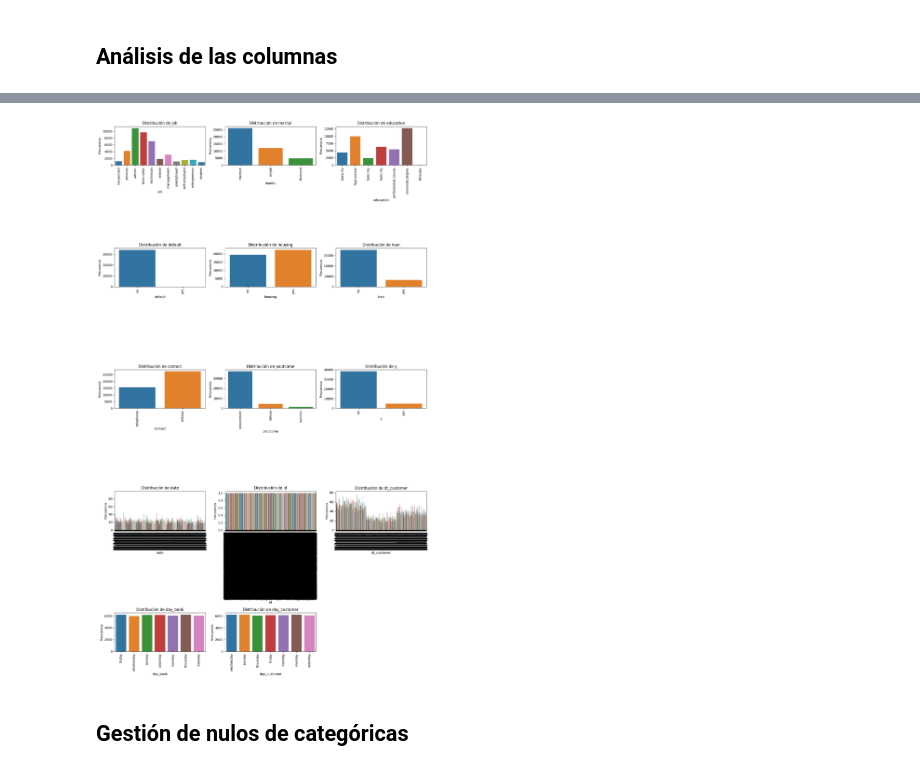
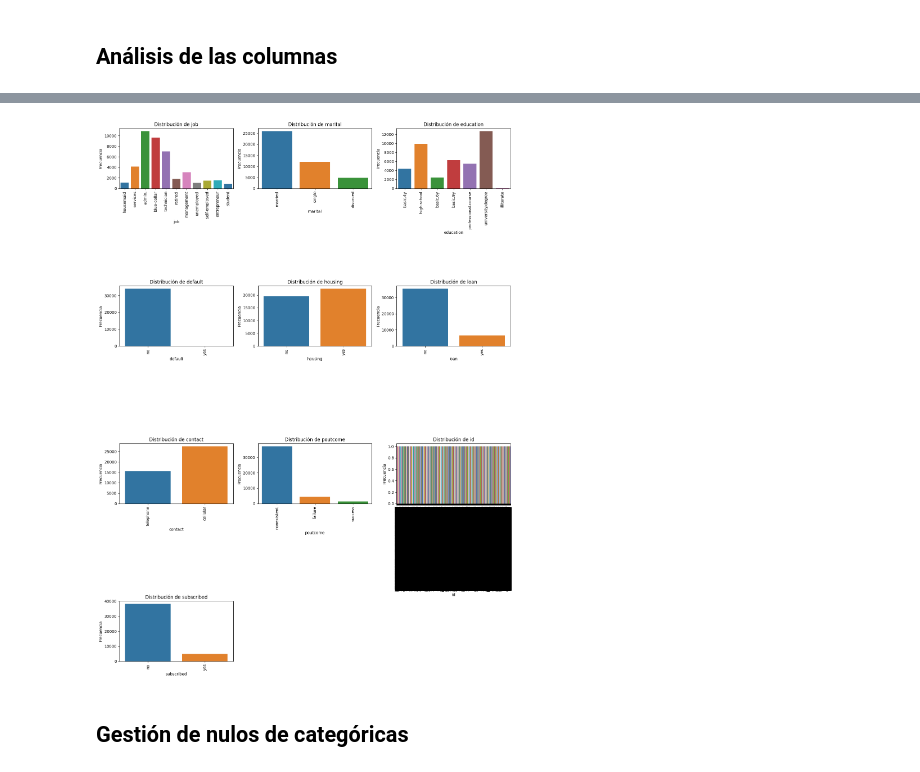
Before and after one commit to SergioSalm/DataProject_ProyectoEDAConPython, a Jupyter notebook: jupyters/columnas_categoricas.ipynb, the cells around one changed output, grey strips where cells are left out. Drawn from its saved outputs; the diff is of its cells as text; code cells hidden in the pictures.

```diff
--- a/jupyters/columnas_categoricas.ipynb
+++ b/jupyters/columnas_categoricas.ipynb
@@ -7,7 +7,7 @@ sys.path.append("..")
 from src import sp_analisis as an, sp_visualizacion as vis, sp_limpieza as lim
 pd.set_option('display.max_columns', None)
 # %%
-# Leemos el archivo de datos limpio
-df = pd.read_csv("../data/bank-customers.csv")
+# Leemos el archivo de datos limpio manteniendo el formato de fecha en las columnas date y dt_customer
+df = pd.read_csv("../data/bank-customers-clean.csv", parse_dates=['date', 'dt_customer'])
 df.sample()
 # %% [output]
@@ -101,8 +95,11 @@ Name: education, dtype: object
 # %%
 # Vemos los subplots de las categóricas
-vis.subplot_col_cat(df)
+ #seleccionamos columnas categóricas
+col_cat = df.select_dtypes(include=['object', 'category']).columns
+
+vis.subplot_col_cat(df, col_cat)
 # %% [output]
-[figure, old version]
+[figure, new version]
 # %% [markdown]
 ## Gestión de nulos de categóricas
 # %%
```
Also changed, not shown: parts of 11 cells of this notebook, 7 other files.
